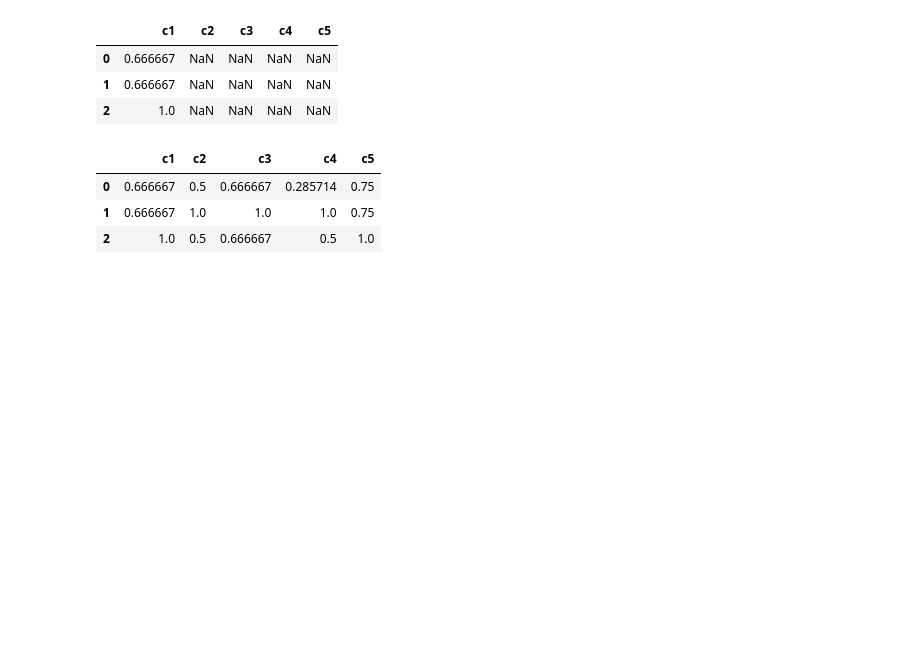
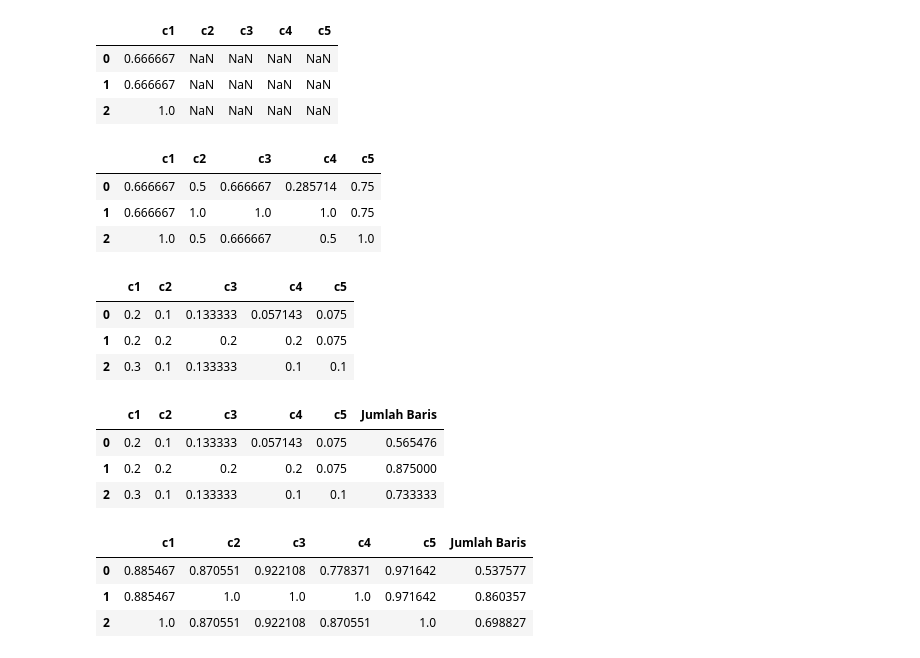
Before and after one commit to Aikhusy/Random, a Jupyter notebook: ULARNAGA/WSM_WPM.ipynb, the cells around one changed output. Cells and saved outputs as stored; diff of their text form; code cells hidden in the pictures; blank space fills up the shorter version.

```diff
--- a/ULARNAGA/WSM_WPM.ipynb
+++ b/ULARNAGA/WSM_WPM.ipynb
@@ -47,15 +47,69 @@ def normalisasiCost(DATAFRAME_KOSONG,NAMA_KOLOM,DATAFRAME_ASLI):
       DATAFRAME_KOSONG.at[x, NAMA_KOLOM] = DATAFRAME_ASLI[NAMA_KOLOM].min()/DATAFRAME_ASLI.at[x, NAMA_KOLOM]
       x += 1
 
-def persentasiBobot()
+def presentasiBobotWSM(DATAFRAME_KOSONG,NAMA_KOLOM,BOBOT,DATAFRAME_TERNORMALISASI):
+  panjangKolom = len(df[NAMA_KOLOM])
+  x=0
+  while x < panjangKolom:
+      DATAFRAME_KOSONG.at[x, NAMA_KOLOM]= DATAFRAME_TERNORMALISASI.at[x, NAMA_KOLOM] * BOBOT
+      x +=1
+
+def presentasiBobotWPM(DATAFRAME_KOSONG,NAMA_KOLOM,BOBOT,DATAFRAME_TERNORMALISASI):
+  panjangKolom = len(df[NAMA_KOLOM])
+  x=0
+  while x < panjangKolom:
+      DATAFRAME_KOSONG.at[x, NAMA_KOLOM]= DATAFRAME_TERNORMALISASI.at[x, NAMA_KOLOM] ** BOBOT
+      x +=1
+
+
 normalisasiBenefit(kosong,'c1',df)
 normalisasiCost(kosong,'c2',df)
 normalisasiBenefit(kosong,'c3',df)
 normalisasiCost(kosong,'c4',df)
 normalisasiBenefit(kosong,'c5',df)
+
+dataTerbobot = pd.DataFrame(columns=df.columns)
+dataTerbobotWPM = pd.DataFrame(columns=df.columns)
+
+presentasiBobotWSM(dataTerbobot,'c1',0.3,kosong)
+presentasiBobotWSM(dataTerbobot,'c2',0.2,kosong)
+presentasiBobotWSM(dataTerbobot,'c3',0.2,kosong)
+presentasiBobotWSM(dataTerbobot,'c4',0.2,kosong)
+presentasiBobotWSM(dataTerbobot,'c5',0.1,kosong)
+
+presentasiBobotWPM(dataTerbobotWPM,'c1',0.3,kosong)
+presentasiBobotWPM(dataTerbobotWPM,'c2',0.2,kosong)
+presentasiBobotWPM(dataTerbobotWPM,'c3',0.2,kosong)
+presentasiBobotWPM(dataTerbobotWPM,'c4',0.2,kosong)
+presentasiBobotWPM(dataTerbobotWPM,'c5',0.1,kosong)
+
 kosong.head()
 # %% [output]
 |  | c1 | c2 | c3 | c4 | c5 |
 | 0 | 0.666667 | 0.5 | 0.666667 | 0.285714 | 0.75 |
 | 1 | 0.666667 | 1.0 | 1.0 | 1.0 | 0.75 |
 | 2 | 1.0 | 0.5 | 0.666667 | 0.5 | 1.0 |
+# %%
+dataTerbobot.head()
+# %% [output]
+|  | c1 | c2 | c3 | c4 | c5 |
+| 0 | 0.2 | 0.1 | 0.133333 | 0.057143 | 0.075 |
+| 1 | 0.2 | 0.2 | 0.2 | 0.2 | 0.075 |
+| 2 | 0.3 | 0.1 | 0.133333 | 0.1 | 0.1 |
+# %%
+dataTerbobot['Jumlah Baris'] = dataTerbobot.sum(axis=1)
+dataTerbobotWPM['Jumlah Baris'] = dataTerbobotWPM.prod(axis=1)
+# %%
+dataTerbobot.head()
+# %% [output]
+|  | c1 | c2 | c3 | c4 | c5 | Jumlah Baris |
+| 0 | 0.2 | 0.1 | 0.133333 | 0.057143 | 0.075 | 0.565476 |
+| 1 | 0.2 | 0.2 | 0.2 | 0.2 | 0.075 | 0.875000 |
+| 2 | 0.3 | 0.1 | 0.133333 | 0.1 | 0.1 | 0.733333 |
+# %%
+dataTerbobotWPM.head()
+# %% [output]
+|  | c1 | c2 | c3 | c4 | c5 | Jumlah Baris |
+| 0 | 0.885467 | 0.870551 | 0.922108 | 0.778371 | 0.971642 | 0.537577 |
+| 1 | 0.885467 | 1.0 | 1.0 | 1.0 | 0.971642 | 0.860357 |
+| 2 | 1.0 | 0.870551 | 0.922108 | 0.870551 | 1.0 | 0.698827 |
```
Also changed, not shown: parts of 1 cell of this notebook.
